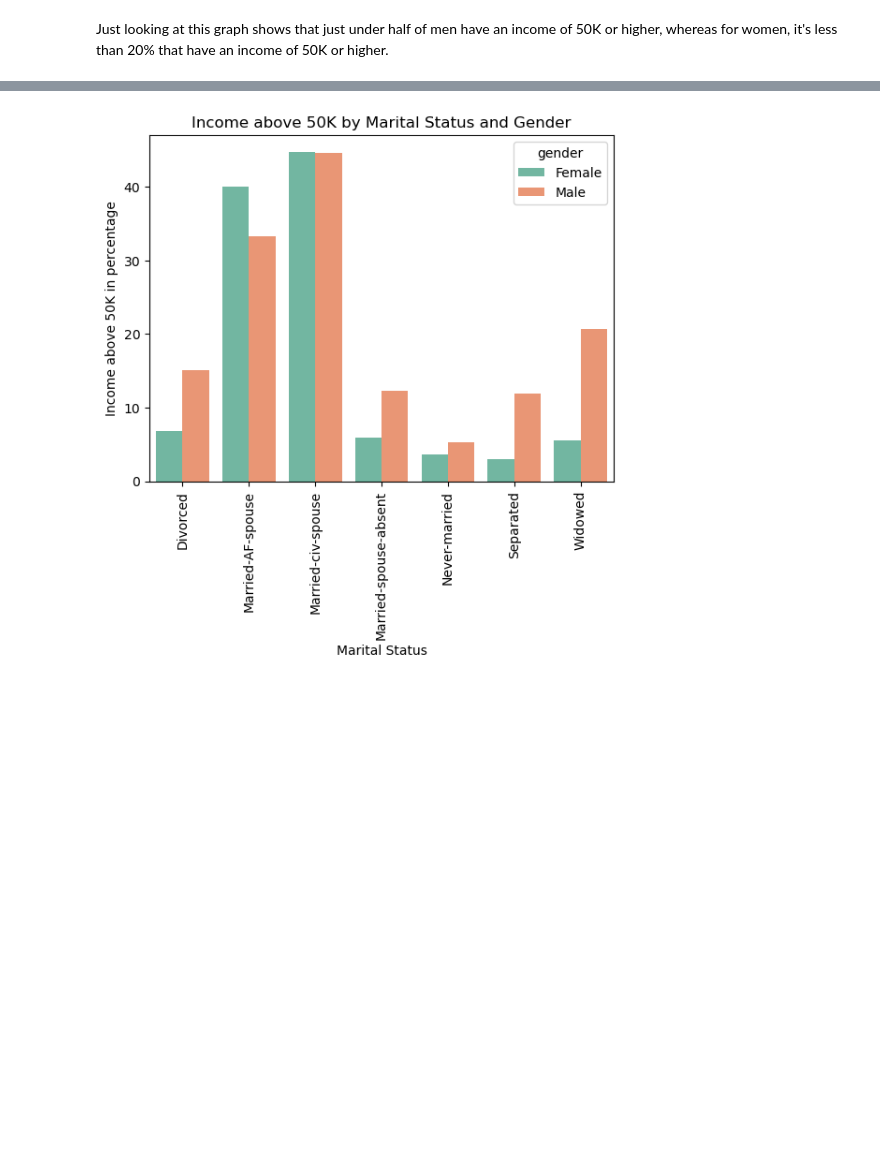
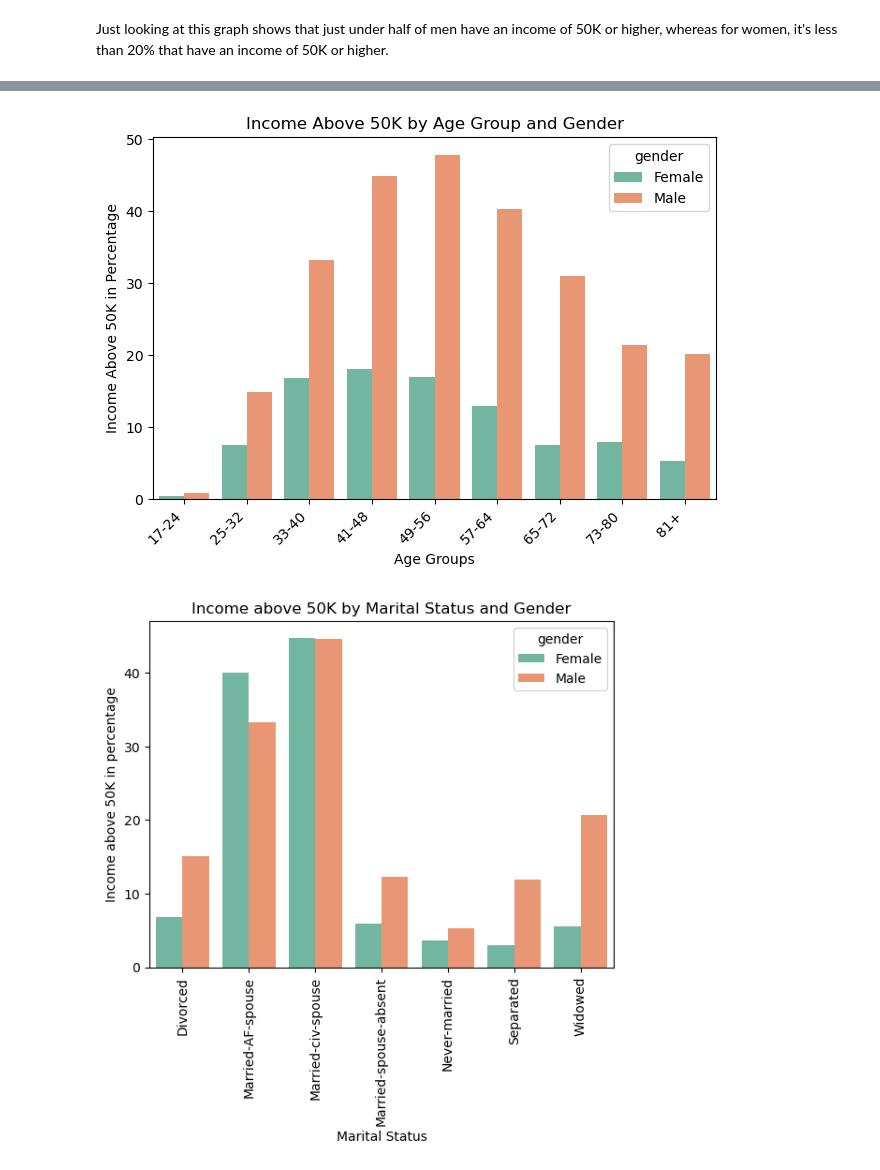
Before and after one commit to AngeliqueAlex/Story_Telling_Case_study, a Jupyter notebook: Story_Telling_Case_Study.ipynb, the cells around one changed output, grey strips where cells are left out. Saved outputs shown, nothing was run; the diff lists cells and outputs as text; code cells hidden in the pictures; blank space fills up the shorter version.

```diff
--- a/Story_Telling_Case_Study.ipynb
+++ b/Story_Telling_Case_Study.ipynb
@@ -251,6 +274,29 @@ Just looking at this graph shows that just under half of men have an income of 5
 # %%
 # Create a binary column to indicate wheather a person earns more than 50K or not
 df['50K_threshold'] = df.apply(lambda x: 1 if x['income'] == '>50K' else 0, axis=1)
+# %%
+age_bins = [17, 24, 32, 40, 48, 56, 64, 72, 80, 91]  # You can adjust these bin ranges
+age_labels = ['17-24', '25-32', '33-40', '41-48', '49-56', '57-64', '65-72', '73-80', '81+']
+df['age_group'] = pd.cut(df['age'], bins=age_bins, labels=age_labels, right=False)
+
+# Step 2: Prepare the dataset (use groupby to calculate the percentage)
+age_df = df[['age_group', '50K_threshold', 'gender']]
+age_groups = age_df.groupby(['age_group', 'gender'], as_index=False)['50K_threshold'].mean()
+
+# Step 3: Plot the barplot
+sns.barplot(x='age_group', y=100 * age_groups['50K_threshold'], hue='gender', data=age_groups, palette='Set2')
+
+# Step 4: Customizing the plot
+plt.xticks(rotation=45, ha='right')  # Rotate x-axis labels for readability
+plt.xlabel('Age Groups')
+plt.ylabel('Income Above 50K in Percentage')
+plt.title('Income Above 50K by Age Group and Gender')
+plt.tight_layout()  # Adjust layout to fit labels
+
+# Show the plot
+plt.show()
+# %% [output]
+[figure, added]
 # %%
 # Prepare the dataset (use groupby to calculate the percentage)
 marital_df = df[['marital-status', '50K_threshold', 'gender']]
```
Also changed, not shown: parts of 6 cells of this notebook.
